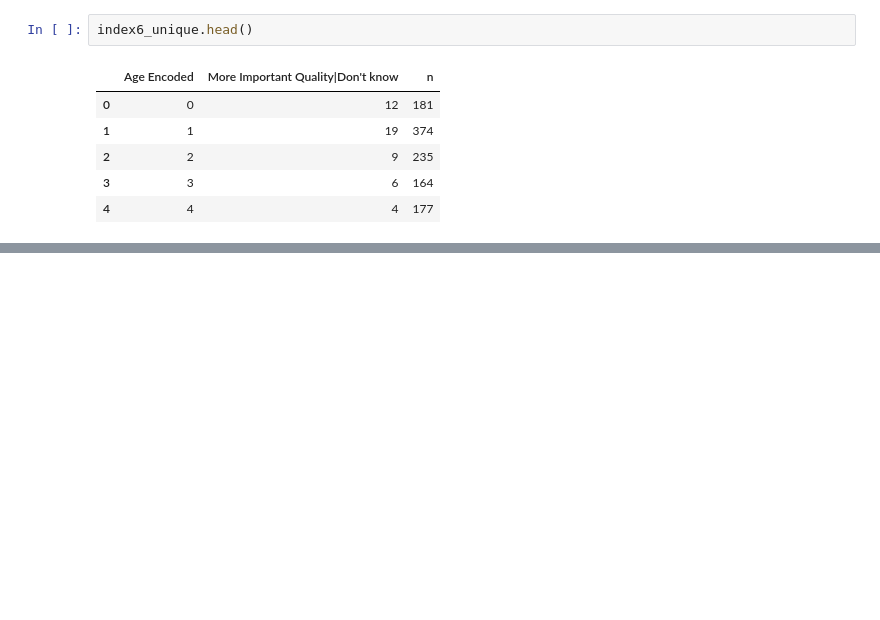
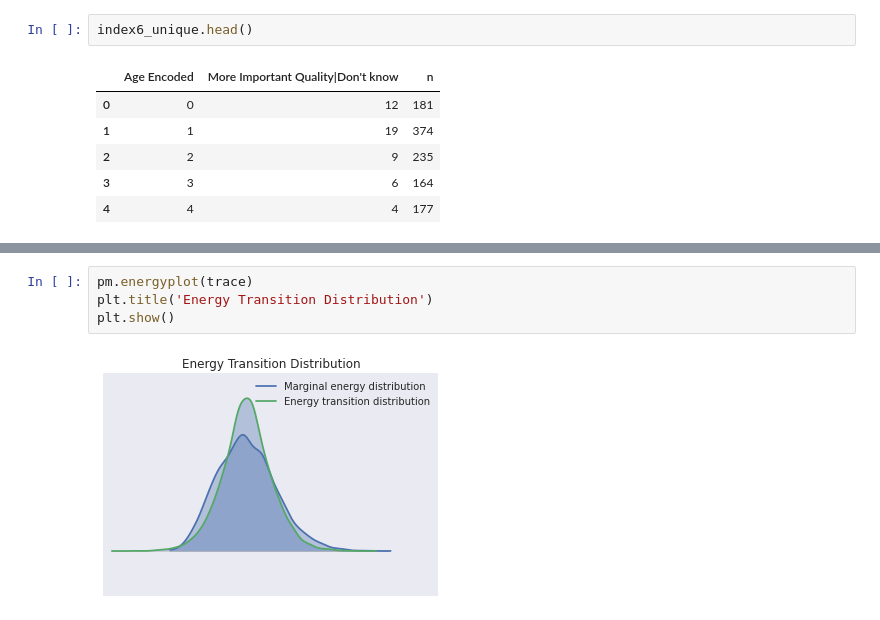
Before and after one commit to wl2522/MSR2, a Jupyter notebook: MRP_age_question.ipynb, the cells around one changed output, grey strips where cells are left out. Drawn from its saved outputs; the diff is of its cells as text; blank space fills up the shorter version.

```diff
--- a/MRP_age_question.ipynb
+++ b/MRP_age_question.ipynb
@@ -381,3 +179,9 @@ ValueError: array must not contain infs or NaNs
+# %%
+pm.energyplot(trace)
+plt.title('Energy Transition Distribution')
+plt.show()
+# %% [output]
+[figure, added]
 # %%
 # Compare the distribution of energy levels to the distribution of changes in energy levels between samples
 energy = trace['energy']
```
Also changed, not shown: parts of 30 cells of this notebook.
